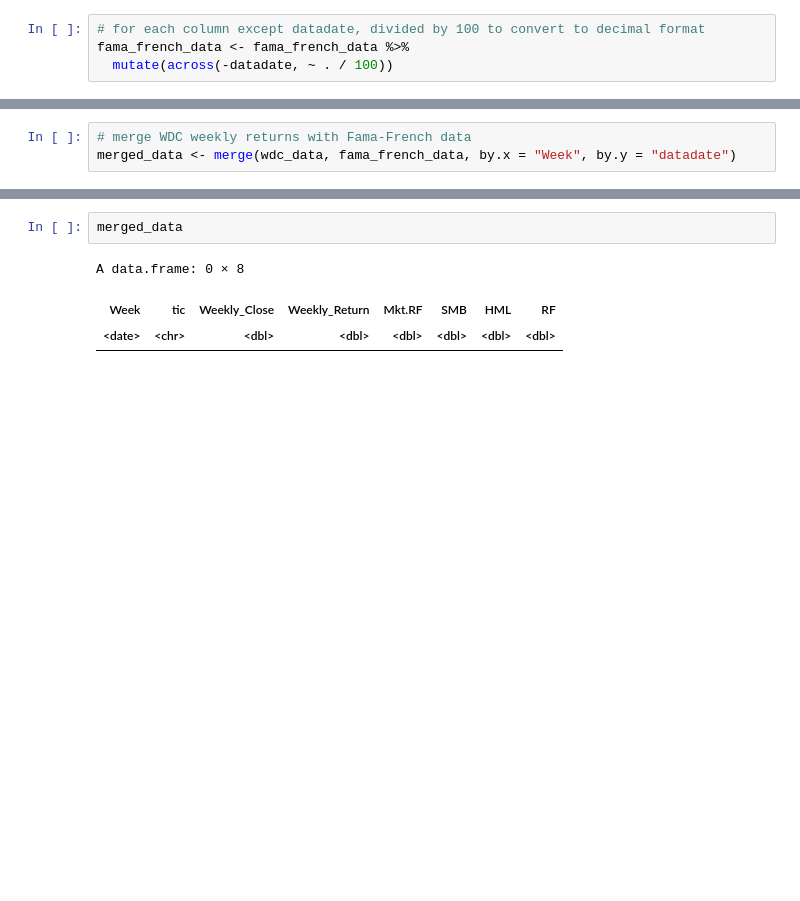
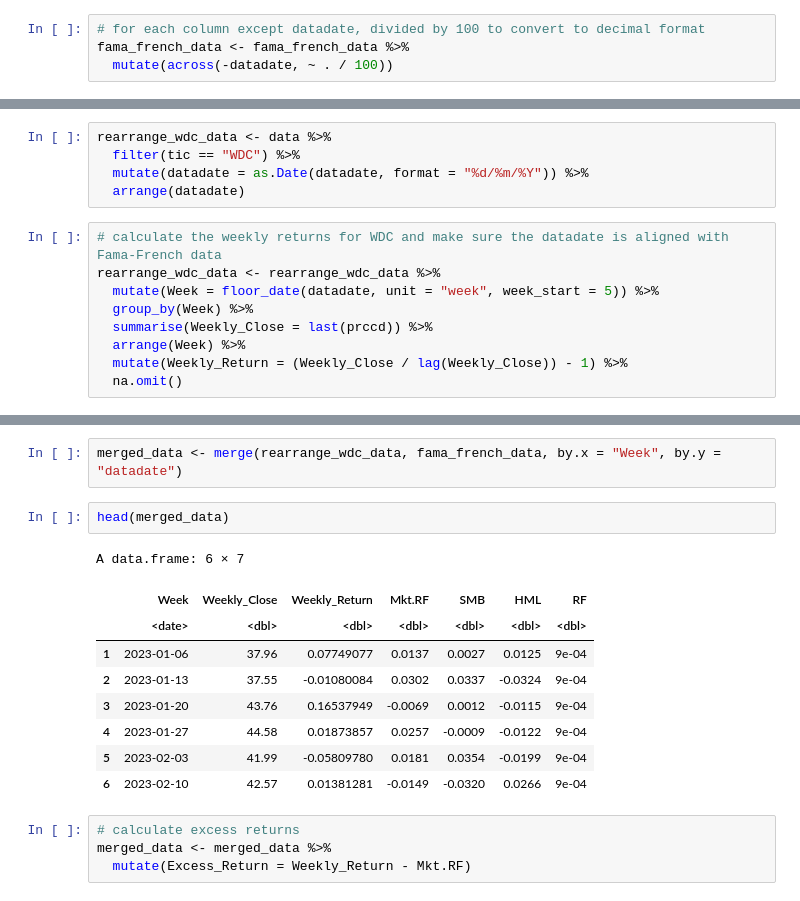
Before and after one commit to Mengsch3/apps-r-hw-01, a Jupyter notebook: hw_02/hw_02.ipynb, the cells around one changed output, grey strips where cells are left out. Cells and saved outputs as stored; diff of their text form; blank space fills up the shorter version.

```diff
--- a/hw_02/hw_02.ipynb
+++ b/hw_02/hw_02.ipynb
@@ -283,3 +270,14 @@ A data.frame: 5175 × 5
 # %%
-# merge WDC weekly returns with Fama-French data
-merged_data <- merge(wdc_data, fama_french_data, by.x = "Week", by.y = "datadate")
+rearrange_wdc_data <- data %>%
+  filter(tic == "WDC") %>%
+  mutate(datadate = as.Date(datadate, format = "%d/%m/%Y")) %>%
+  arrange(datadate)
+# %%
+# calculate the weekly returns for WDC and make sure the datadate is aligned with Fama-French data
+rearrange_wdc_data <- rearrange_wdc_data %>%
+  mutate(Week = floor_date(datadate, unit = "week", week_start = 5)) %>%
+  group_by(Week) %>%
+  summarise(Weekly_Close = last(prccd)) %>%
+  arrange(Week) %>%
+  mutate(Weekly_Return = (Weekly_Close / lag(Weekly_Close)) - 1) %>%
+  na.omit()
@@ -286,6 +296,18 @@ merged_data <- merge(wdc_data, fama_french_data, by.x = "Week", by.y = "datadate
 # %%
-merged_data
+merged_data <- merge(rearrange_wdc_data, fama_french_data, by.x = "Week", by.y = "datadate")
-# %% [output]
-A data.frame: 0 × 8
-| Week | tic | Weekly_Close | Weekly_Return | Mkt.RF | SMB | HML | RF |
-| <date> | <chr> | <dbl> | <dbl> | <dbl> | <dbl> | <dbl> | <dbl> |
+# %%
+head(merged_data)
+# %% [output]
+A data.frame: 6 × 7
+|  | Week | Weekly_Close | Weekly_Return | Mkt.RF | SMB | HML | RF |
+|  | <date> | <dbl> | <dbl> | <dbl> | <dbl> | <dbl> | <dbl> |
+| 1 | 2023-01-06 | 37.96 | 0.07749077 | 0.0137 | 0.0027 | 0.0125 | 9e-04 |
+| 2 | 2023-01-13 | 37.55 | -0.01080084 | 0.0302 | 0.0337 | -0.0324 | 9e-04 |
+| 3 | 2023-01-20 | 43.76 | 0.16537949 | -0.0069 | 0.0012 | -0.0115 | 9e-04 |
+| 4 | 2023-01-27 | 44.58 | 0.01873857 | 0.0257 | -0.0009 | -0.0122 | 9e-04 |
+| 5 | 2023-02-03 | 41.99 | -0.05809780 | 0.0181 | 0.0354 | -0.0199 | 9e-04 |
+| 6 | 2023-02-10 | 42.57 | 0.01381281 | -0.0149 | -0.0320 | 0.0266 | 9e-04 |
+# %%
+# calculate excess returns
+merged_data <- merged_data %>%
+  mutate(Excess_Return = Weekly_Return - Mkt.RF)
```
Also changed, not shown: parts of 4 cells of this notebook.
